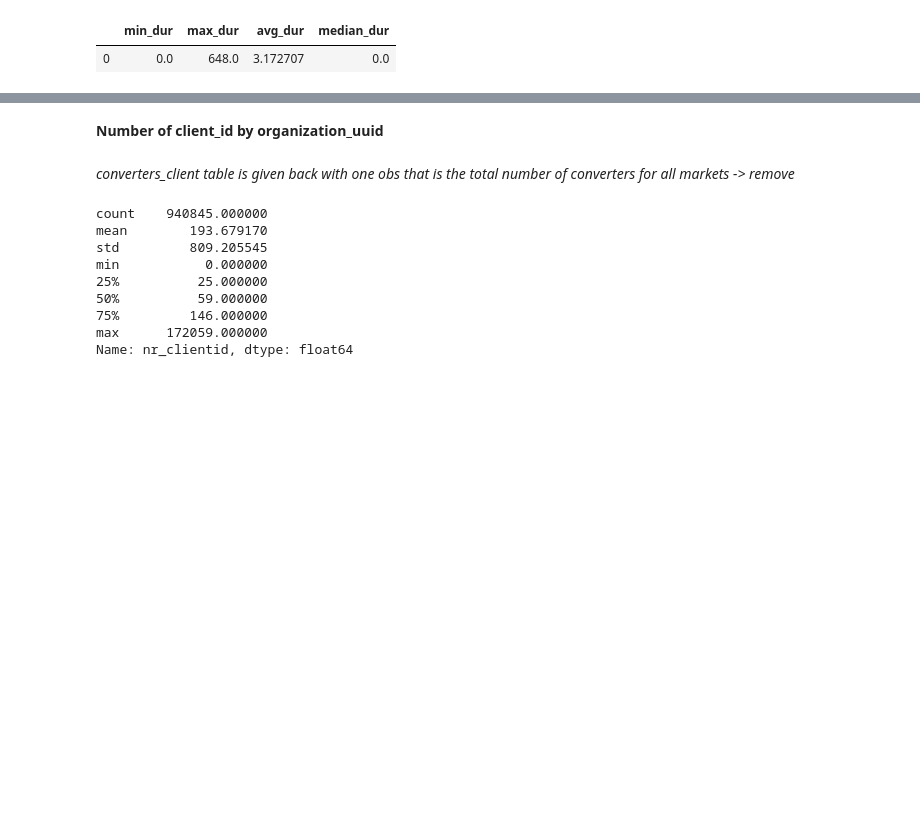
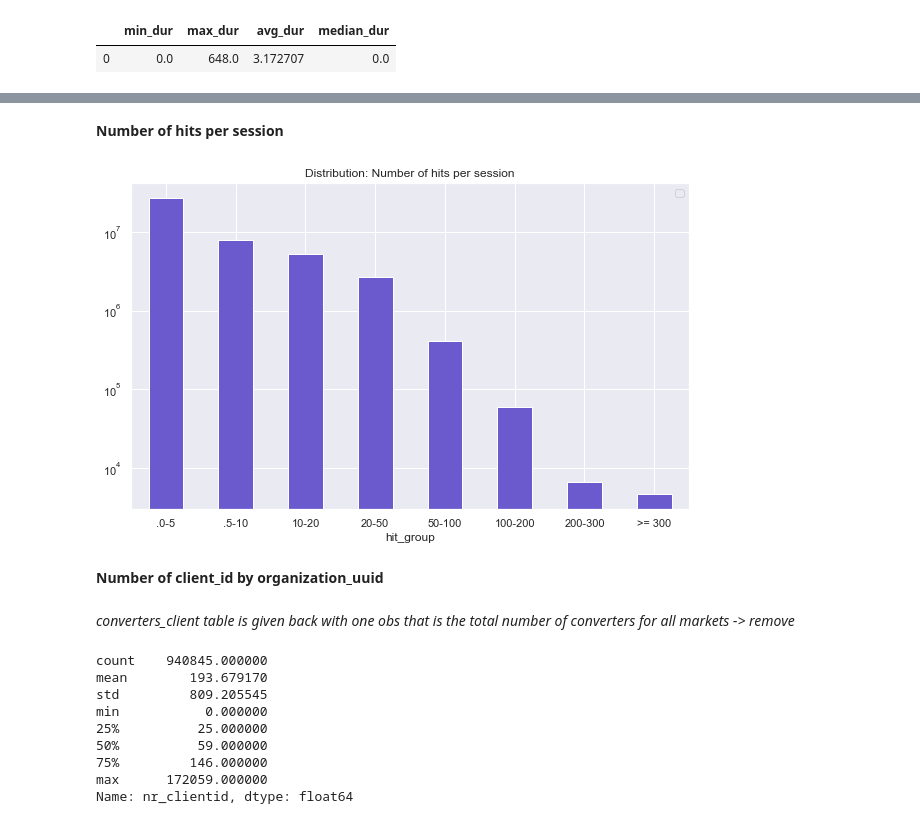
Before and after one commit to TrangTranNgoc/PrMarketingAttribution, a Jupyter notebook: exploration/GoogleAnalyticExploration.ipynb, the cells around one changed output, grey strips where cells are left out. Saved outputs shown, nothing was run; the diff lists cells and outputs as text; code cells hidden in the pictures; blank space fills up the shorter version.

```diff
--- a/exploration/GoogleAnalyticExploration.ipynb
+++ b/exploration/GoogleAnalyticExploration.ipynb
@@ -438,0 +397,2 @@ ORDER BY 2
+# %% [markdown]
+**Number of hits per session**
@@ -439,3 +426,11 @@ ORDER BY 2
+# %%
+sns.set(rc = {'figure.figsize':(10,6)})
+session_hit.plot(kind = 'bar', x = 'hit_group', y = 'f0_', color = 'slateblue', logy = True, rot = 0)
+plt.title('Distribution: Number of hits per session')
+plt.legend('')
+plt.show()
+# %% [output]
+[figure, added]
 # %% [markdown]
 **Number of client_id by organization_uuid**
 # %%
```
Also changed, not shown: parts of 31 cells of this notebook.
